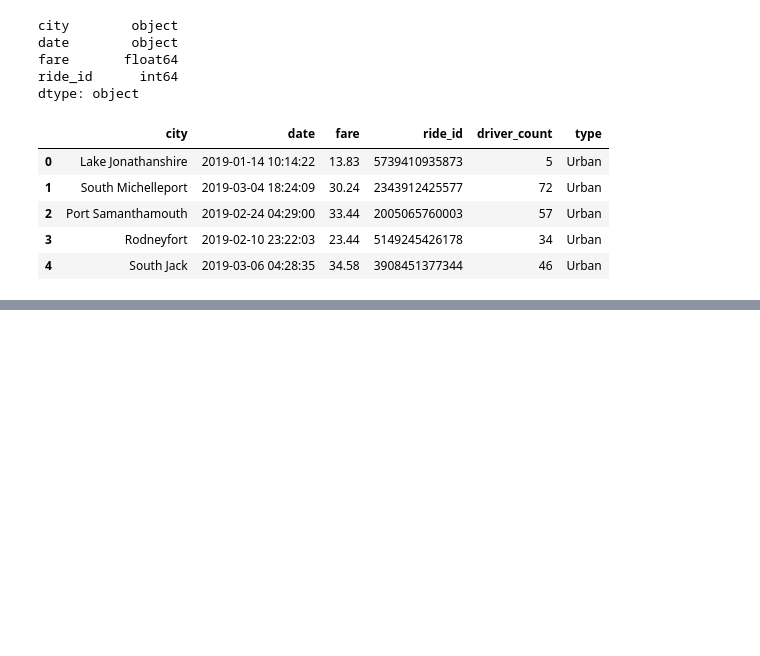
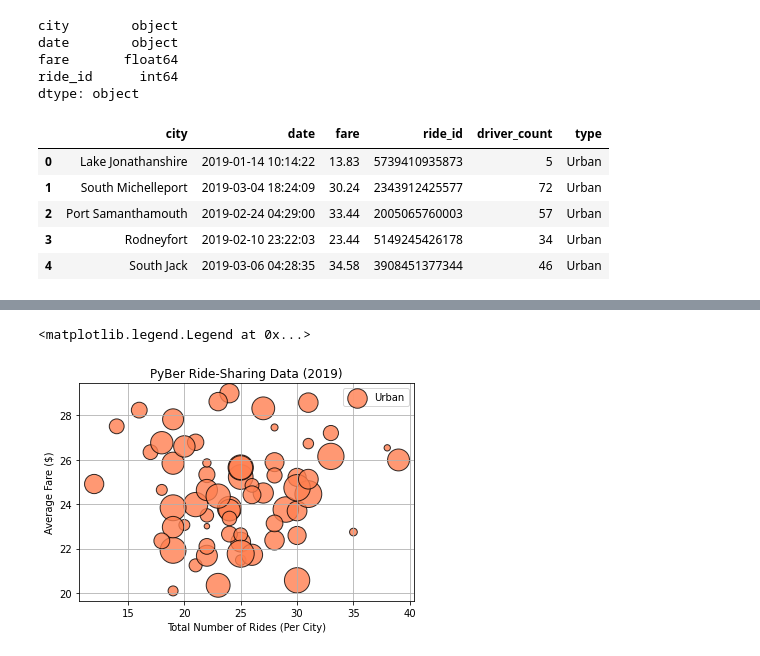
Before and after one commit to mengmeng2702/PyBer_Analysis, a Jupyter notebook: PyBer.ipynb, the cells around one changed output, grey strips where cells are left out. Cells and saved outputs as stored; diff of their text form; code cells hidden in the pictures; blank space fills up the shorter version.

```diff
--- a/PyBer.ipynb
+++ b/PyBer.ipynb
@@ -116,3 +116,7 @@ pyber_data_df.head()
 | 2 | Port Samanthamouth | 2019-02-24 04:29:00 | 33.44 | 2005065760003 | 57 | Urban |
 | 3 | Rodneyfort | 2019-02-10 23:22:03 | 23.44 | 5149245426178 | 34 | Urban |
 | 4 | South Jack | 2019-03-06 04:28:35 | 34.58 | 3908451377344 | 46 | Urban |
+# %%
+#create the urban city df
+urban_cities_df = pyber_data_df.loc[pyber_data_df["type"]=="Urban"]
+urban_cities_df.head()
@@ -118,0 +148,4 @@ pyber_data_df.head()
+# %%
+#get the num of rides for urban cities
+urban_ride_count = urban_cities_df.groupby("city").count()["ride_id"]
+urban_ride_count.head()
@@ -118,0 +165,6 @@ pyber_data_df.head()
+# %%
+#get avg for each city in the urban cities, suburban and rural cities.
+urban_avg_fare = urban_cities_df.groupby("city").mean()["fare"]
+suburban_avg_fare = suburban_cities_df.groupby(["city"]).mean()["fare"]
+rural_avg_fare = rural_cities_df.groupby(["city"]).mean()["fare"]
+urban_avg_fare.head()
@@ -118,0 +179,4 @@ pyber_data_df.head()
+# %%
+# Get the average number of drivers for each urban city.
+urban_driver_count = urban_cities_df.groupby("city").mean()["driver_count"]
+urban_driver_count.head()
@@ -118,0 +195,12 @@ pyber_data_df.head()
+# %%
+#building the scatter plots for urban cities
+fig,ax = plt.subplots()
+ax.scatter(urban_ride_count, urban_avg_fare, s = 10*urban_driver_count, c="coral", edgecolor = "k",linewidths = 1, alpha = 0.8, label = "Urban")
+ax.set_xlabel("Total Number of Rides (Per City)")
+ax.set_ylabel("Average Fare ($)")
+ax.set_title("PyBer Ride-Sharing Data (2019)")
+ax.grid(True)
+ax.legend()
+# %% [output]
+<matplotlib.legend.Legend at 0x...>
+[figure, added]
```
Also changed, not shown: parts of 11 cells of this notebook, 1 other file.
